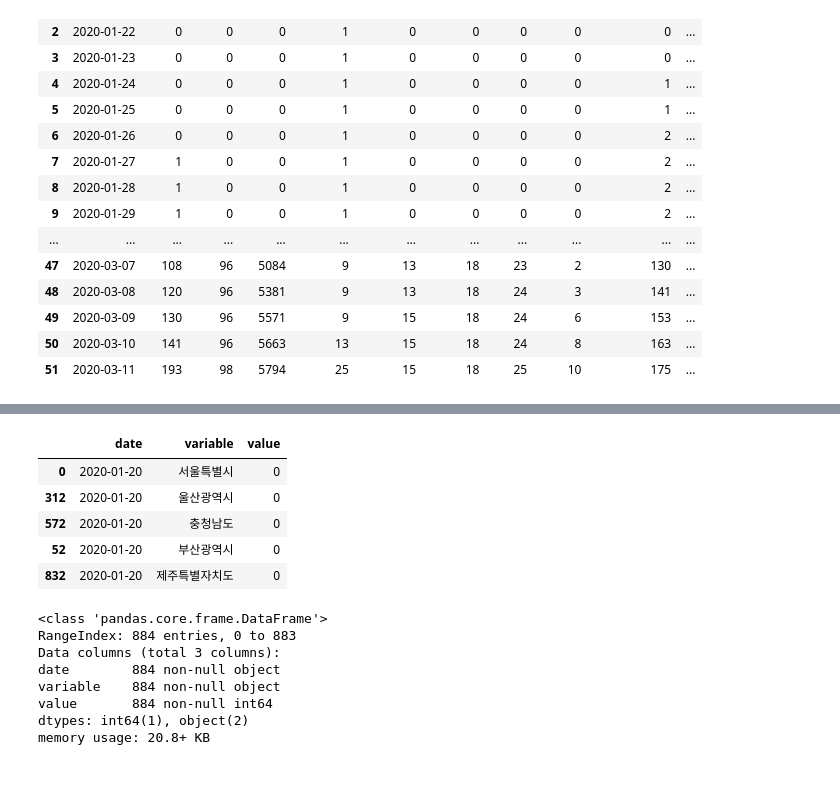
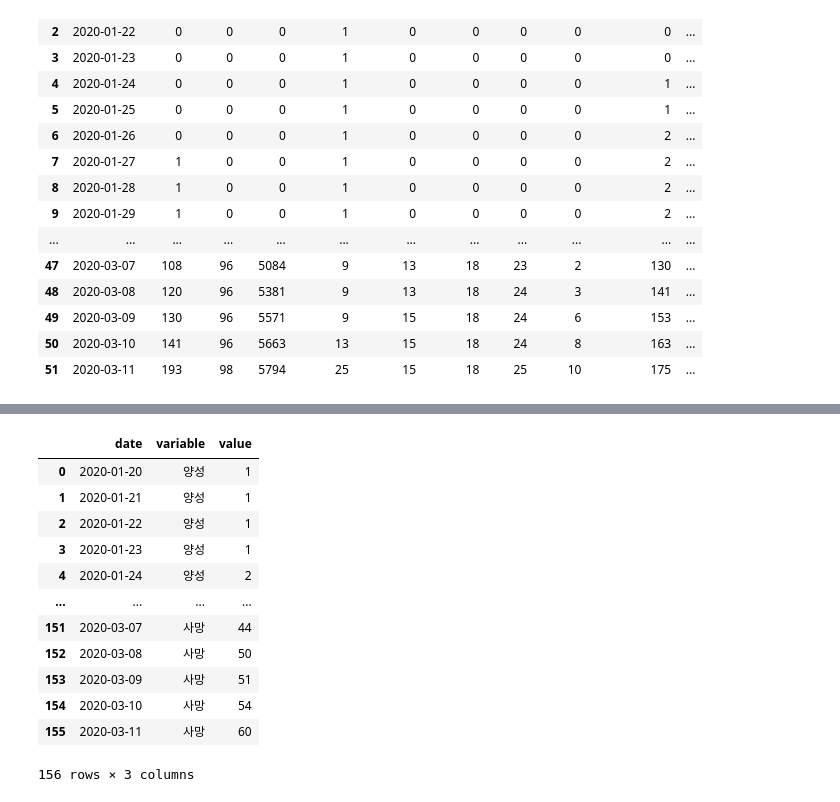
Before and after one commit to seungjae1162/Learning_Spoons_Second_Project, a Jupyter notebook: IH/코로나_지역_animation.ipynb, the cells around one changed output, grey strips where cells are left out. Cells and saved outputs as stored; diff of their text form; code cells hidden in the pictures; blank space fills up the shorter version.

```diff
--- a/IH/코로나_지역_animation.ipynb
+++ b/IH/코로나_지역_animation.ipynb
@@ -83,24 +141,17 @@ data = data.drop(idx_nm_1)
 # %%
-data = pd.melt(d_f_d, id_vars=['date'])
+data = pd.melt(data,id_vars=['date'])
 data
-date = data.sort_values(by='date')
+# %% [output]
+|  | date | variable | value |
+| 0 | 2020-01-20 | 양성 | 1 |
+| 1 | 2020-01-21 | 양성 | 1 |
+| 2 | 2020-01-22 | 양성 | 1 |
+| 3 | 2020-01-23 | 양성 | 1 |
+| 4 | 2020-01-24 | 양성 | 2 |
+| ... | ... | ... | ... |
+| 151 | 2020-03-07 | 사망 | 44 |
+| 152 | 2020-03-08 | 사망 | 50 |
+| 153 | 2020-03-09 | 사망 | 51 |
+| 154 | 2020-03-10 | 사망 | 54 |
+| 155 | 2020-03-11 | 사망 | 60 |
+156 rows × 3 columns
-# %%
-date.head()
-# %% [output]
-|  | date | variable | value |
-| 0 | 2020-01-20 | 서울특별시 | 0 |
-| 312 | 2020-01-20 | 울산광역시 | 0 |
-| 572 | 2020-01-20 | 충청남도 | 0 |
-| 52 | 2020-01-20 | 부산광역시 | 0 |
-| 832 | 2020-01-20 | 제주특별자치도 | 0 |
-# %%
-data.info()
-# %% [output]
-<class 'pandas.core.frame.DataFrame'>
-RangeIndex: 884 entries, 0 to 883
-Data columns (total 3 columns):
-date        884 non-null object
-variable    884 non-null object
-value       884 non-null int64
-dtypes: int64(1), object(2)
-memory usage: 20.8+ KB
```
Also changed, not shown: parts of 15 cells of this notebook.
